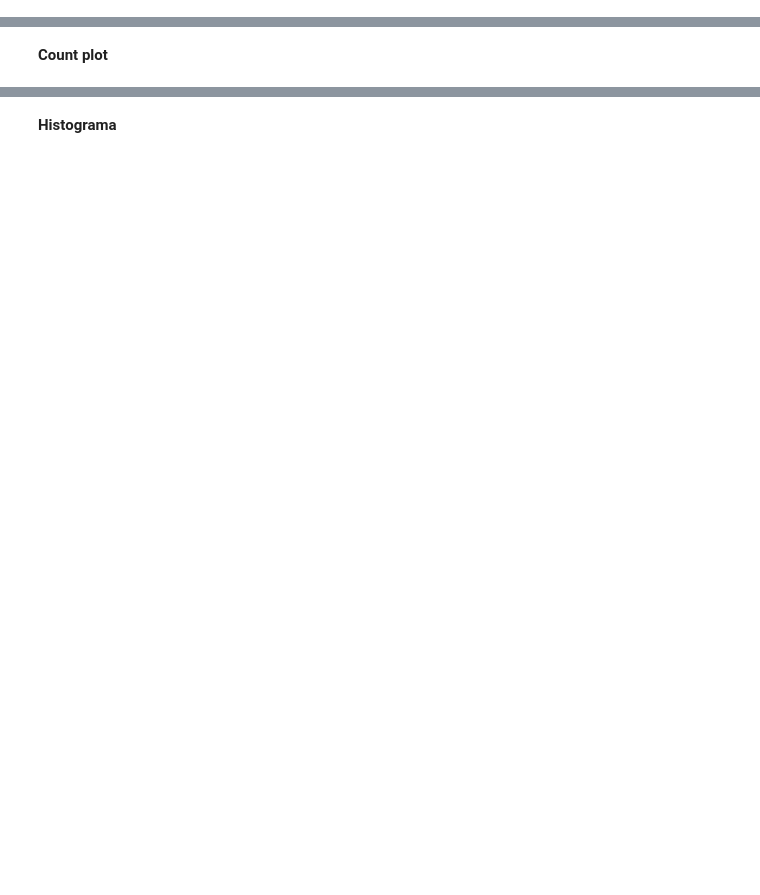
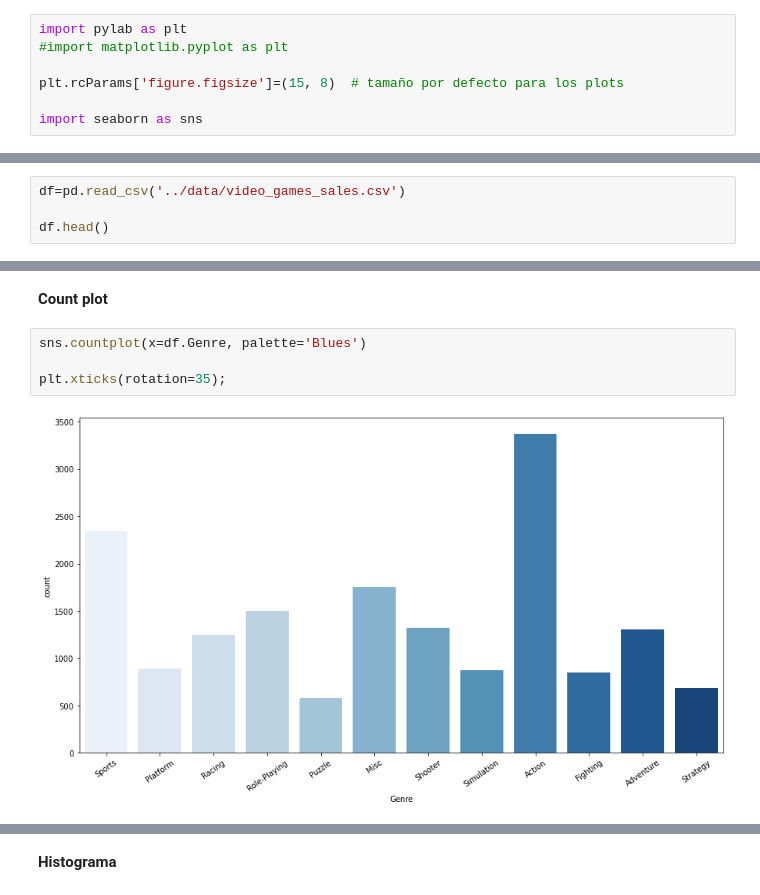
Before and after one commit to Ironhack-Data-Madrid-Agosto-2022/Apuntes-de-clase, a Jupyter notebook: semana_5/2.1 - Visualizacion en Python.ipynb, the cells around one changed output, grey strips where cells are left out. Drawn from its saved outputs; the diff is of its cells as text; blank space fills up the shorter version.

Commit message:
data VIZ

```diff
--- a/semana_5/2.1 - Visualizacion en Python.ipynb
+++ b/semana_5/2.1 - Visualizacion en Python.ipynb
@@ -35,3 +35,10 @@ $$$$
 Comenzaremos repasando algunos gráficos de la clase anterior, para EDA.
 
 **Matplotlib/Pylab - Seaborn**
+# %%
+import pylab as plt
+#import matplotlib.pyplot as plt
+
+plt.rcParams['figure.figsize']=(15, 8)  # tamaño por defecto para los plots
+
+import seaborn as sns
@@ -37,0 +48,4 @@ Comenzaremos repasando algunos gráficos de la clase anterior, para EDA.
+# %%
+df=pd.read_csv('../data/video_games_sales.csv')
+
+df.head()
@@ -40,2 +94,8 @@ Comenzamos con la descripción estadística de los datos:
 # %% [markdown]
 **Count plot**
+# %%
+sns.countplot(x=df.Genre, palette='Blues')
+
+plt.xticks(rotation=35);
+# %% [output]
+[figure, added]
```
Also changed, not shown: parts of 40 cells of this notebook, 11 other files.
